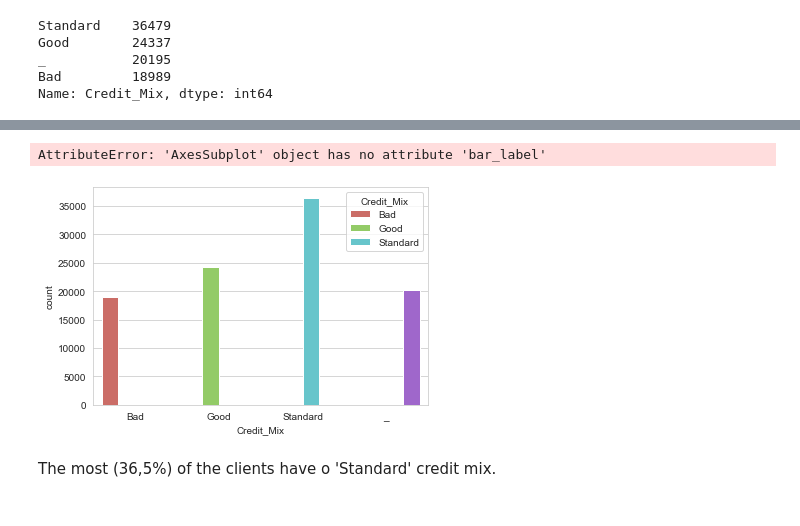
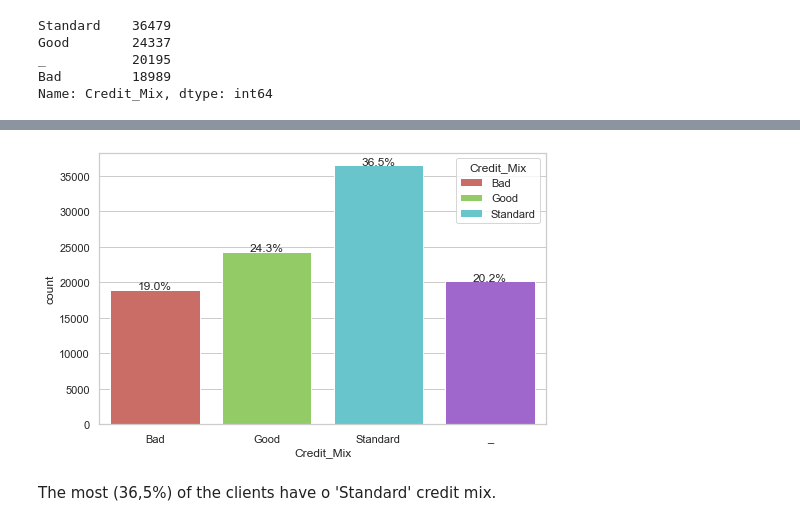
Before and after one commit to OlaJaglinska/Data-Science-Training, a Jupyter notebook: EDA/EDA.ipynb, the cells around one changed output, grey strips where cells are left out. Drawn from its saved outputs; the diff is of its cells as text; code cells hidden in the pictures.

```diff
--- a/EDA/EDA.ipynb
+++ b/EDA/EDA.ipynb
@@ -282,21 +276,13 @@ ax = sns.catplot(data=df, x="Credit_Mix", palette='hls', kind="count",
-# %%
-sns.set_style("whitegrid")
-ax = sns.countplot(data=df, x="Credit_Mix", hue="Credit_Mix", palette='hls')
-for i in ax.containers:
-    labels = [f'{h/df.Credit_Mix.count()*100:0.1f}%' if (h := v.get_height()) > 0 else '' for v in i]
-    ax.bar_label(i, labels=labels, label_type='edge')
-plt.show()
-# %% [output]
-AttributeError: 'AxesSubplot' object has no attribute 'bar_label'
-[figure, removed]
 # %%
-sns.set_style("whitegrid")
-ax = sns.catplot(data=df, x="Credit_Mix", palette='hls', kind="count",
-                height=4, aspect=1.75)
+sns.set(style="whitegrid")
+plt.figure(figsize=(8,5))
 total = float(len(df))
-for p in ax.patches.axes[0, 0]:
+ax = sns.countplot(data=df, x="Credit_Mix", hue="Credit_Mix", palette='hls', dodge=False)
+for p in ax.patches:
     percentage = '{:.1f}%'.format(100 * p.get_height()/total)
-    x = p.get_x() + p.get_width()
+    x = p.get_x() + p.get_width()/2
     y = p.get_height()
     ax.annotate(percentage, (x, y),ha='center')
 plt.show()
+# %% [output]
+[figure, added]
```
Also changed, not shown: parts of 4 cells of this notebook.
